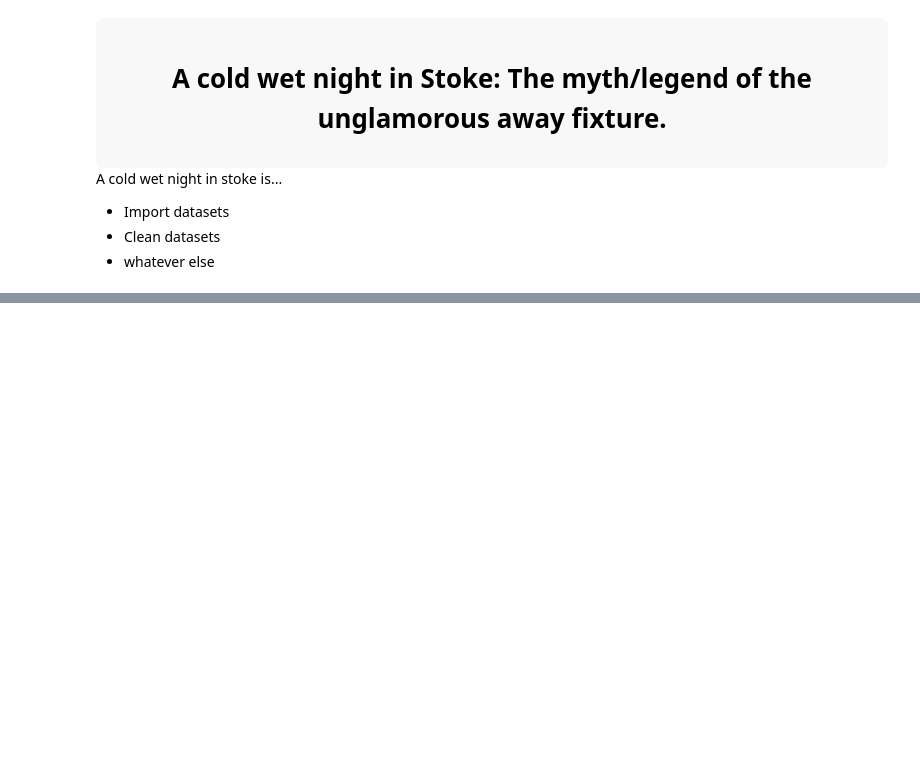
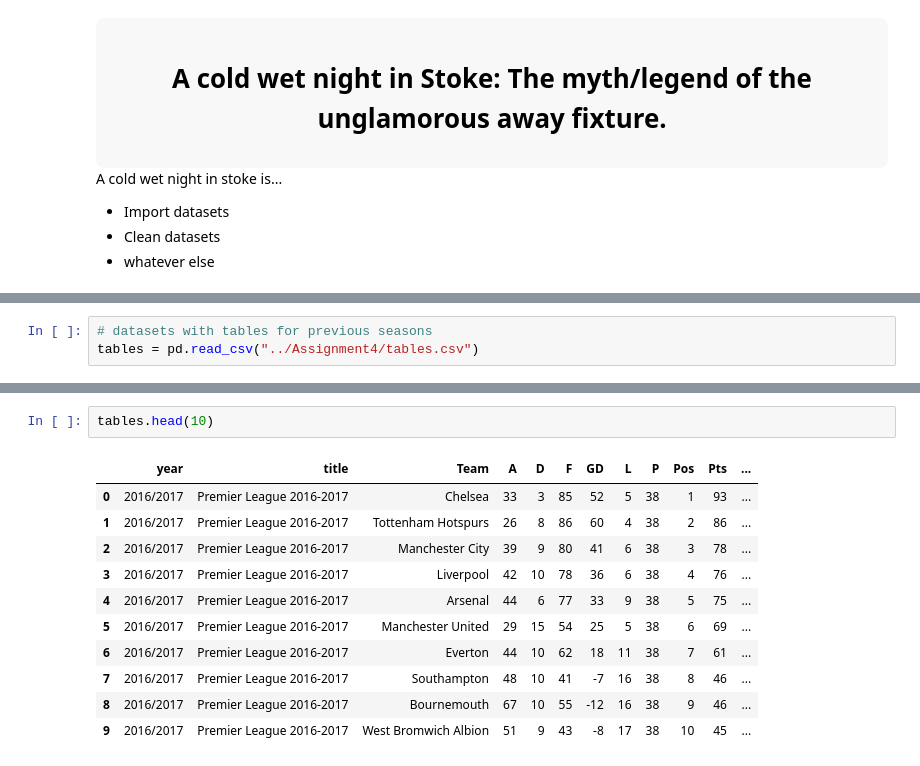
Before and after one commit to myfriendscallmeJ/a4, a Jupyter notebook: Project 4.ipynb, the cells around one changed output, grey strips where cells are left out. Drawn from its saved outputs; the diff is of its cells as text; blank space fills up the shorter version.

```diff
--- a/Project 4.ipynb
+++ b/Project 4.ipynb
@@ -41,0 +308,3 @@ A cold wet night in stoke is...
+# %%
+# datasets with tables for previous seasons
+tables = pd.read_csv("../Assignment4/tables.csv")
@@ -41,0 +331,14 @@ A cold wet night in stoke is...
+# %%
+tables.head(10)
+# %% [output]
+|  | year | title | Team | A | D | F | GD | L | P | Pos | Pts | ... |
+| 0 | 2016/2017 | Premier League 2016-2017 | Chelsea | 33 | 3 | 85 | 52 | 5 | 38 | 1 | 93 | ... |
+| 1 | 2016/2017 | Premier League 2016-2017 | Tottenham Hotspurs | 26 | 8 | 86 | 60 | 4 | 38 | 2 | 86 | ... |
+| 2 | 2016/2017 | Premier League 2016-2017 | Manchester City | 39 | 9 | 80 | 41 | 6 | 38 | 3 | 78 | ... |
+| 3 | 2016/2017 | Premier League 2016-2017 | Liverpool | 42 | 10 | 78 | 36 | 6 | 38 | 4 | 76 | ... |
+| 4 | 2016/2017 | Premier League 2016-2017 | Arsenal | 44 | 6 | 77 | 33 | 9 | 38 | 5 | 75 | ... |
+| 5 | 2016/2017 | Premier League 2016-2017 | Manchester United | 29 | 15 | 54 | 25 | 5 | 38 | 6 | 69 | ... |
+| 6 | 2016/2017 | Premier League 2016-2017 | Everton | 44 | 10 | 62 | 18 | 11 | 38 | 7 | 61 | ... |
+| 7 | 2016/2017 | Premier League 2016-2017 | Southampton | 48 | 10 | 41 | -7 | 16 | 38 | 8 | 46 | ... |
+| 8 | 2016/2017 | Premier League 2016-2017 | Bournemouth | 67 | 10 | 55 | -12 | 16 | 38 | 9 | 46 | ... |
+| 9 | 2016/2017 | Premier League 2016-2017 | West Bromwich Albion | 51 | 9 | 43 | -8 | 17 | 38 | 10 | 45 | ... |
```
Also changed, not shown: parts of 31 cells of this notebook, 4 other files.
